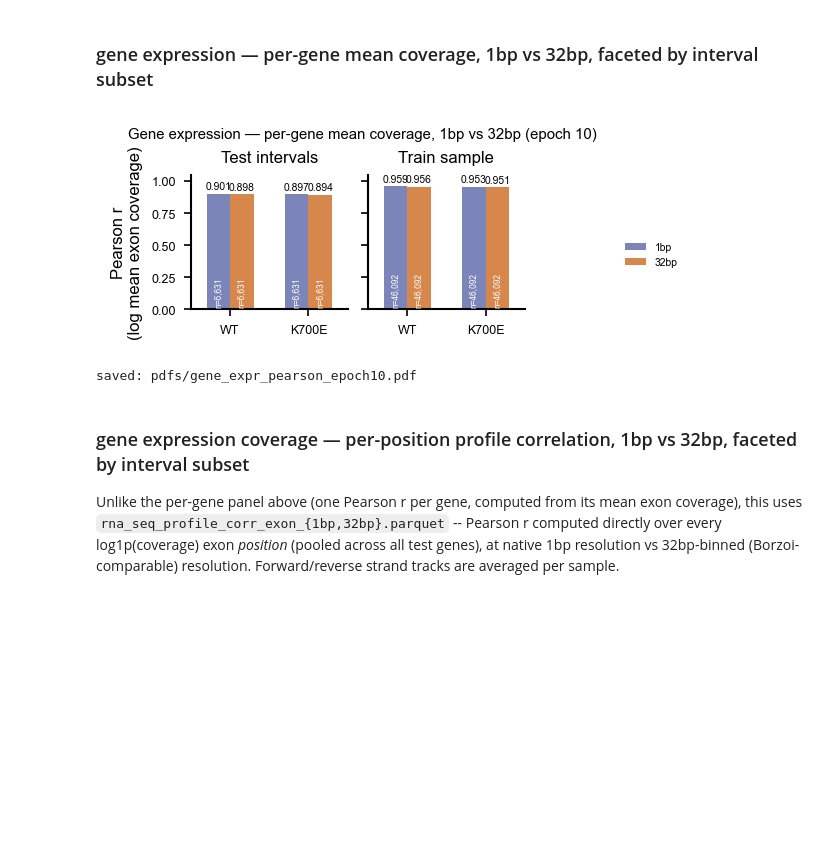
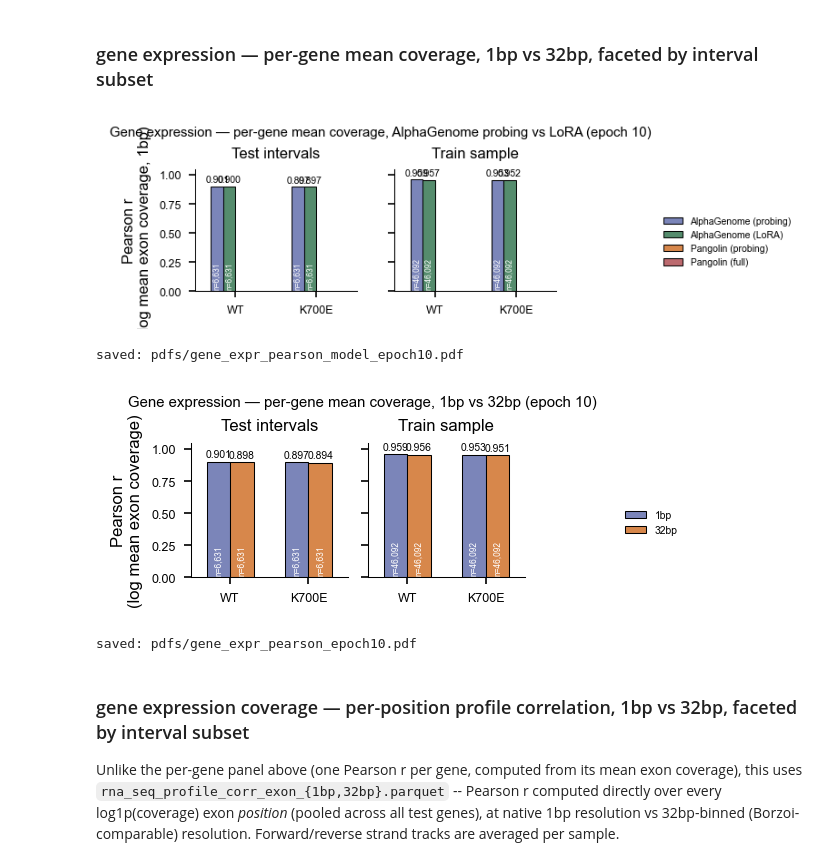
Before and after one commit to MiqG/alphagenome_finetuning_rna, a Jupyter notebook: figures/paper.ipynb, the cells around one changed output. Saved outputs shown, nothing was run; the diff lists cells and outputs as text; code cells hidden in the pictures; blank space fills up the shorter version.

```diff
--- a/figures/paper.ipynb
+++ b/figures/paper.ipynb
@@ -27,9 +27,10 @@ PAL_SAMPLES = {
 }
 
 PAL_MODELS = {
-    "AlphaGenome":         "#717EC3",
-    "Pangolin (probing)":  "#EE8434",
-    "Pangolin (full)":     "#C95D63",
+    "AlphaGenome (probing)": "#717EC3",
+    "AlphaGenome (LoRA)":    "#4C956C",
+    "Pangolin (probing)":    "#EE8434",
+    "Pangolin (full)":       "#C95D63",
 }
 
 PAL_RESOLUTION = {
@@ -121,6 +126,8 @@ def plot_pearson_bars(data, title, outfile, ylabel="Pearson r", aspect=None, hue
 # %%
 ROOT     = ".."
 EVAL_DIR = os.path.join(ROOT, "results", "bsc", "evaluation", "alphagenome_pytorch", "full")
+
+LORA_EVAL_DIR = os.path.join(ROOT, "results", "evaluation", "alphagenome_pytorch", "full")
 
 PANGOLIN_EVAL_DIR = os.path.join(ROOT, "results", "evaluation", "pangolin", "full")
 PANGOLIN_RUN_NAMES = {
@@ -136,6 +143,13 @@ RUN_NAME  = "randinit__newloss__annotated__frozen__multigpu_ddp"
 EPOCH     = 10
 SUBSETS   = ["test", "train_sample"]
 
+# AlphaGenome-only model comparison: linear-probe (frozen backbone) vs LoRA finetuning.
+# Both runs were re-evaluated with the same collect_predictions.py version at epochs {1,2,3,4,5,10}.
+AG_RUNS = {
+    "AlphaGenome (probing)": (EVAL_DIR,      "randinit__newloss__annotated__frozen__multigpu_ddp"),
+    "AlphaGenome (LoRA)":    (LORA_EVAL_DIR, "randinit__newloss__annotated__lora__largegpu"),
+}
+
 SAMPLE_LABELS = {
     "SRR17111303": "WT",
     "SRR17111311": "K700E",
@@ -156,14 +170,16 @@ def per_gene_pearson_rows(rna_df, resolution_label):
 
 
 records = []
-for subset in SUBSETS:
-    pred_dir = os.path.join(EVAL_DIR, RUN_NAME, "epoch{}".format(EPOCH), subset, "predictions")
-    rna_1bp  = pd.read_parquet(os.path.join(pred_dir, "rna_seq_per_gene.parquet"))
-    rna_32bp = pd.read_parquet(os.path.join(pred_dir, "rna_seq_per_gene_32bp.parquet"))
-    for res_label, rna_df in [("1bp", rna_1bp), ("32bp", rna_32bp)]:
-        for row in per_gene_pearson_rows(rna_df, res_label):
-            row["subset"] = subset
-            records.append(row)
+for model_label, (eval_dir, run_name) in AG_RUNS.items():
+    for subset in SUBSETS:
+        pred_dir = os.path.join(eval_dir, run_name, "epoch{}".format(EPOCH), subset, "predictions")
+        rna_1bp  = pd.read_parquet(os.path.join(pred_dir, "rna_seq_per_gene.parquet"))
+        rna_32bp = pd.read_parquet(os.path.join(pred_dir, "rna_seq_per_gene_32bp.parquet"))
+        for res_label, rna_df in [("1bp", rna_1bp), ("32bp", rna_32bp)]:
+            for row in per_gene_pearson_rows(rna_df, res_label):
+                row["subset"] = subset
+                row["model"] = model_label
+                records.append(row)
 
 metrics = pd.DataFrame(records)
 metrics["subset_label"] = metrics["subset"].map(SUBSET_LABELS)
@@ -184,16 +208,27 @@ print(metrics)
 ### gene expression — per-gene mean coverage, 1bp vs 32bp, faceted by interval subset
 # %%
 plot_pearson_bars(
-    data=metrics,
+    data=metrics[metrics["resolution"] == "1bp"],
+    title="Gene expression — per-gene mean coverage, AlphaGenome probing vs LoRA (epoch {})".format(EPOCH),
+    outfile=os.path.join(OUTPUT_DIR, "gene_expr_pearson_model_epoch{}.pdf".format(EPOCH)),
+    ylabel="Pearson r\n(log mean exon coverage, 1bp)",
+    hue="model",
+    palette=PAL_MODELS,
+)
+
+plot_pearson_bars(
+    data=metrics[metrics["model"] == "AlphaGenome (probing)"],
     title="Gene expression — per-gene mean coverage, 1bp vs 32bp (epoch {})".format(EPOCH),
     outfile=os.path.join(OUTPUT_DIR, "gene_expr_pearson_epoch{}.pdf".format(EPOCH)),
     ylabel="Pearson r\n(log mean exon coverage)",
     hue="resolution",
     palette=PAL_RESOLUTION,
 )
 # %% [output]
-[figure, old version]
+[figure, new version]
-saved: pdfs/gene_expr_pearson_epoch10.pdf
+saved: pdfs/gene_expr_pearson_model_epoch10.pdf
+[figure, added]
+saved: pdfs/gene_expr_pearson_epoch10.pdf
 # %% [markdown]
 ### gene expression coverage — per-position profile correlation, 1bp vs 32bp, faceted by interval subset
 
```
Also changed, not shown: parts of 28 cells of this notebook, 6 other files.
